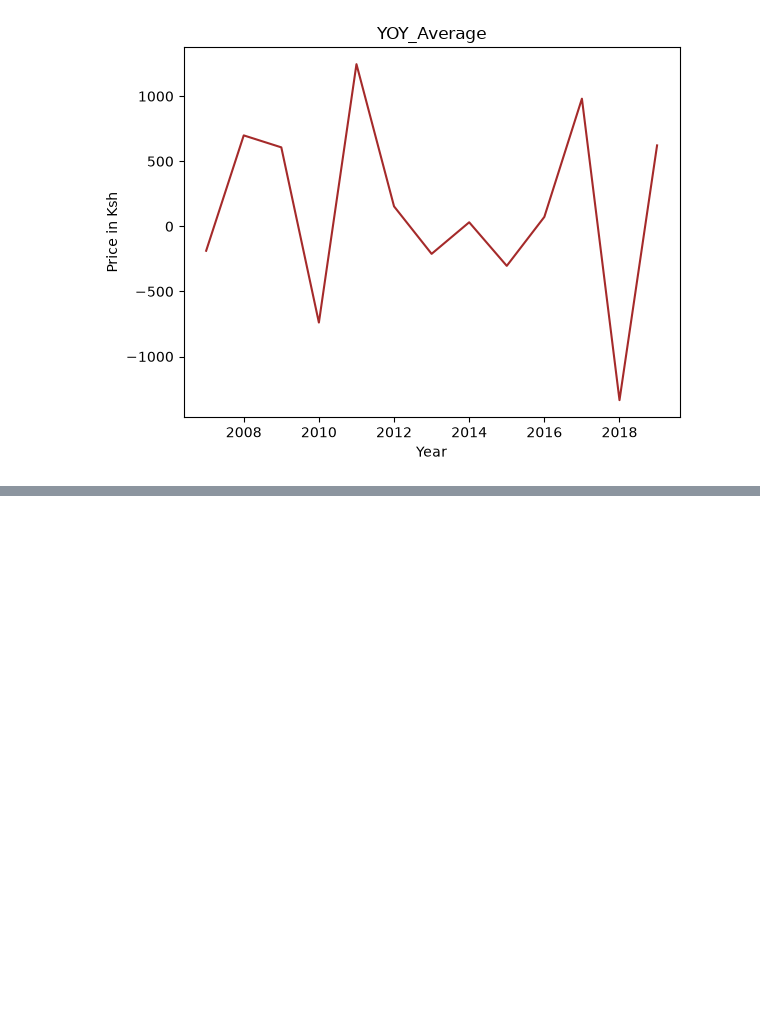
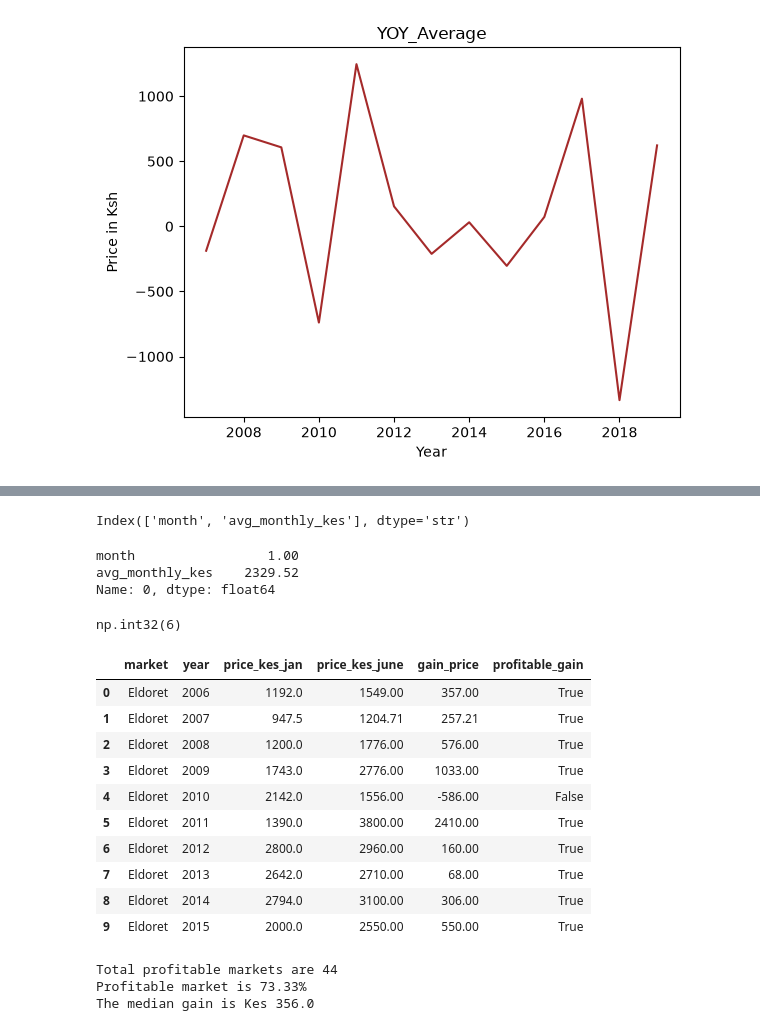
Before and after one commit to cruqza/Kenya-Food-market-, a Jupyter notebook: analysis.ipynb, the cells around one changed output, grey strips where cells are left out. Drawn from its saved outputs; the diff is of its cells as text; code cells hidden in the pictures; blank space fills up the shorter version.

```diff
--- a/analysis.ipynb
+++ b/analysis.ipynb
@@ -268,0 +288,64 @@ plt.show()
+# %%
+#rename the price_kes to avg_monthly_kes
+monthly_avg.columns = ["month", "avg_monthly_kes"]
+monthly_avg.columns
+# %% [output]
+Index(['month', 'avg_monthly_kes'], dtype='str')
+# %%
+#cheapest on average
+cheapest_avg = monthly_avg.loc[monthly_avg["avg_monthly_kes"].idxmin()]   #this gives the index of the cheapest month [1] - January
+cheapest_avg
+# %% [output]
+month                 1.00
+avg_monthly_kes    2329.52
+Name: 0, dtype: float64
+# %%
+# dearest month
+dearest_avg = monthly_avg.loc[monthly_avg["avg_monthly_kes"].idxmax(), 'month']   #this gives the index of the dearest month [6] - June
+dearest_avg
+# %% [output]
+np.int32(6)
+# %%
+# compare each market's January and June price, year by year, to see how often storing maize for five months paid off.
+# here we first extract data from the said columns)jan and june afterwards merge them)
+jan_data = df_maize[df_maize['month'] == 1][["market",'year', 'price_kes']]
+june_data = df_maize[df_maize['month'] == 6][["market",'year', 'price_kes']]
+
+# merge them side by side matching market and year, the suffixes are used to indicate which price belongs to wwhich month
+merged_df = pd.merge(jan_data, june_data, on=["market", "year"], suffixes=("_jan", "_june"))
+merged_df
+# compare each market's January and June price, year by year, to see how often storing maize for five months paid off.
+merged_df["gain_price"] = merged_df["price_kes_june"] - merged_df["price_kes_jan"]
+merged_df["profitable_gain"] = merged_df["gain_price"] > 0
+merged_df.head(10)
+# %% [output]
+|  | market | year | price_kes_jan | price_kes_june | gain_price | profitable_gain |
+| 0 | Eldoret | 2006 | 1192.0 | 1549.00 | 357.00 | True |
+| 1 | Eldoret | 2007 | 947.5 | 1204.71 | 257.21 | True |
+| 2 | Eldoret | 2008 | 1200.0 | 1776.00 | 576.00 | True |
+| 3 | Eldoret | 2009 | 1743.0 | 2776.00 | 1033.00 | True |
+| 4 | Eldoret | 2010 | 2142.0 | 1556.00 | -586.00 | False |
+| 5 | Eldoret | 2011 | 1390.0 | 3800.00 | 2410.00 | True |
+| 6 | Eldoret | 2012 | 2800.0 | 2960.00 | 160.00 | True |
+| 7 | Eldoret | 2013 | 2642.0 | 2710.00 | 68.00 | True |
+| 8 | Eldoret | 2014 | 2794.0 | 3100.00 | 306.00 | True |
+| 9 | Eldoret | 2015 | 2000.0 | 2550.00 | 550.00 | True |
+# %%
+#In what share of market-years was the June price higher than the January price, and what was the median gain?
+total_combinations = len(merged_df)
+total_combinations
+profitable_combination = merged_df["profitable_gain"].sum()
+profitable_combination
+profitable_market_share = ((profitable_combination/total_combinations) * 100).round(2)
+profitable_market_share
+
+# calculate the median gain
+median_gain = merged_df["gain_price"].median()
+median_gain
+print(f"Total profitable markets are {profitable_combination}")
+print(f"Profitable market is {profitable_market_share}%")
+print(f"The median gain is Kes {median_gain}")
+# %% [output]
+Total profitable markets are 44
+Profitable market is 73.33%
+The median gain is Kes 356.0
```
Also changed, not shown: parts of 13 cells of this notebook, 2 other files.
